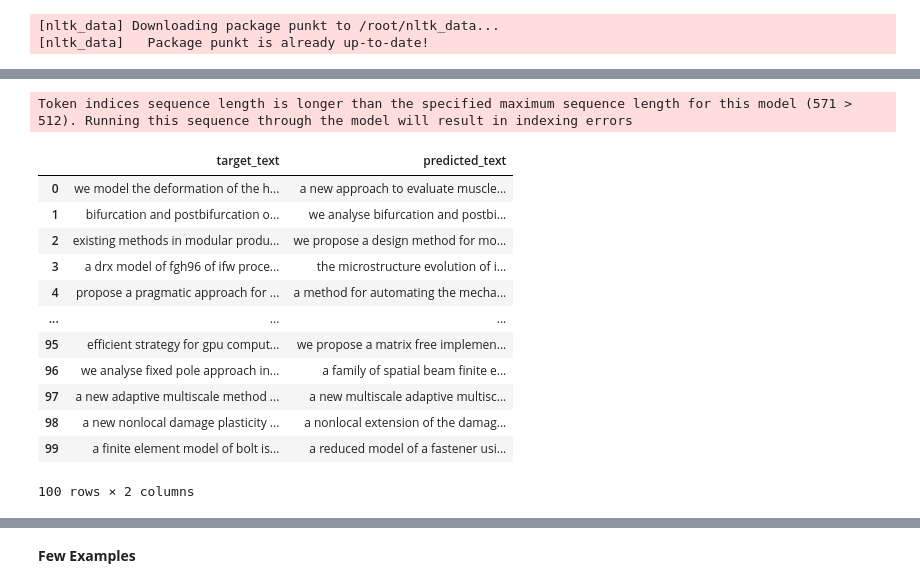
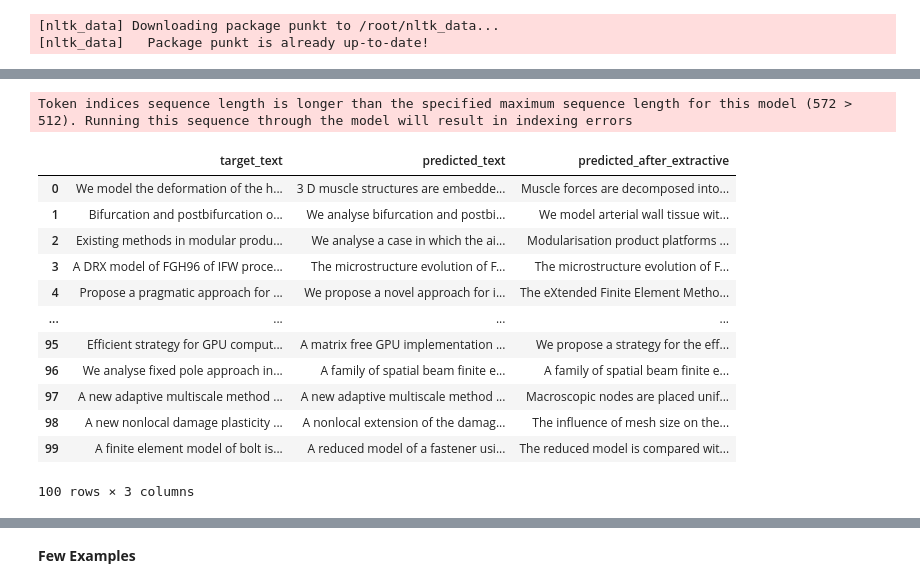
Before and after one commit to harshbansal7/abstractive-summarization-using-T5, a Jupyter notebook: abstractive_summarization_using_t5.ipynb, the cells around one changed output, grey strips where cells are left out. Saved outputs shown, nothing was run; the diff lists cells and outputs as text; code cells hidden in the pictures.

```diff
--- a/abstractive_summarization_using_t5.ipynb
+++ b/abstractive_summarization_using_t5.ipynb
@@ -96,7 +75,7 @@ INFO:pytorch_lightning.utilities.seed:Global seed set to 42
 # import shutil
 # shutil.make_archive('model-archive', 'zip', '/content/simplet5-epoch-9-train-loss-1.3233-val-loss-2.5556')
 # %%
-model.load_model("t5","/content/drive/MyDrive/abstractive-summarization-data/simplet5-epoch-9-train-loss-1.3233-val-loss-2.5556", use_gpu=True)
+model.load_model("t5","/content/abstractive-summarization-using-T5/simplet5-epoch-9-train-loss-1.3675-val-loss-2.6217", use_gpu=True)
 # %%
 %%capture
 !pip install pytextrank
@@ -149,30 +128,38 @@ Length of Summary = 48
 # %%
 # Create an empty dataframe
-pred_df = pd.DataFrame(columns=["target_text", "predicted_text"])
+pred_df = pd.DataFrame(columns=["target_text", "predicted_text", "predicted_after_extractive"])
+
+df_val = pd.read_csv("/content/abstractive-summarization-using-T5/datasets/val.csv")
+df_val = df_val.drop(columns='FileName')
+df_val = df_val.rename(columns={"Abstract":"source_text", "RHS":"target_text"})
+df_val = df_val[['source_text', 'target_text']]
 
 # Iterate over the validation dataset
 for i, row in df_val.iterrows():
     # Make a prediction for the current row
-    pred_text = model.predict(row["source_text"])
+    pred_text = model.predict("summarize: " + row["source_text"])
+    newtext = extract_important_sentences(row["source_text"], 20, 6)
+    newtext = "summarize: " + newtext
+    pred_text2 = model.predict(newtext)
     # Add the prediction and the target text to the new dataframe
-    pred_df.loc[i] = [row["target_text"], pred_text[0]]
+    pred_df.loc[i] = [row["target_text"], pred_text[0], pred_text2[0]]
 
 pred_df
 # %% [output]
-Token indices sequence length is longer than the specified maximum sequence length for this model (571 > 512). Running this sequence through the model will result in indexing errors
+Token indices sequence length is longer than the specified maximum sequence length for this model (572 > 512). Running this sequence through the model will result in indexing errors
-|  | target_text | predicted_text |
-| 0 | we model the deformation of the h... | a new approach to evaluate muscle... |
-| 1 | bifurcation and postbifurcation o... | we analyse bifurcation and postbi... |
-| 2 | existing methods in modular produ... | we propose a design method for mo... |
-| 3 | a drx model of fgh96 of ifw proce... | the microstructure evolution of i... |
-| 4 | propose a pragmatic approach for ... | a method for automating the mecha... |
-| ... | ... | ... |
-| 95 | efficient strategy for gpu comput... | we propose a matrix free implemen... |
-| 96 | we analyse fixed pole approach in... | a family of spatial beam finite e... |
-| 97 | a new adaptive multiscale method ... | a new multiscale adaptive multisc... |
-| 98 | a new nonlocal damage plasticity ... | a nonlocal extension of the damag... |
-| 99 | a finite element model of bolt is... | a reduced model of a fastener usi... |
+|  | target_text | predicted_text | predicted_after_extractive |
+| 0 | We model the deformation of the h... | 3 D muscle structures are embedde... | Muscle forces are decomposed into... |
+| 1 | Bifurcation and postbifurcation o... | We analyse bifurcation and postbi... | We model arterial wall tissue wit... |
+| 2 | Existing methods in modular produ... | We analyse a case in which the ai... | Modularisation product platforms ... |
+| 3 | A DRX model of FGH96 of IFW proce... | The microstructure evolution of F... | The microstructure evolution of F... |
+| 4 | Propose a pragmatic approach for ... | We propose a novel approach for i... | The eXtended Finite Element Metho... |
+| ... | ... | ... | ... |
+| 95 | Efficient strategy for GPU comput... | A matrix free GPU implementation ... | We propose a strategy for the eff... |
+| 96 | We analyse fixed pole approach in... | A family of spatial beam finite e... | A family of spatial beam finite e... |
+| 97 | A new adaptive multiscale method ... | A new adaptive multiscale method ... | Macroscopic nodes are placed unif... |
+| 98 | A new nonlocal damage plasticity ... | A nonlocal extension of the damag... | The influence of mesh size on the... |
+| 99 | A finite element model of bolt is... | A reduced model of a fastener usi... | The reduced model is compared wit... |
-100 rows × 2 columns
+100 rows × 3 columns
 # %%
 !pip install py-rouge
 # %% [output]
```
Also changed, not shown: parts of 16 cells of this notebook.
